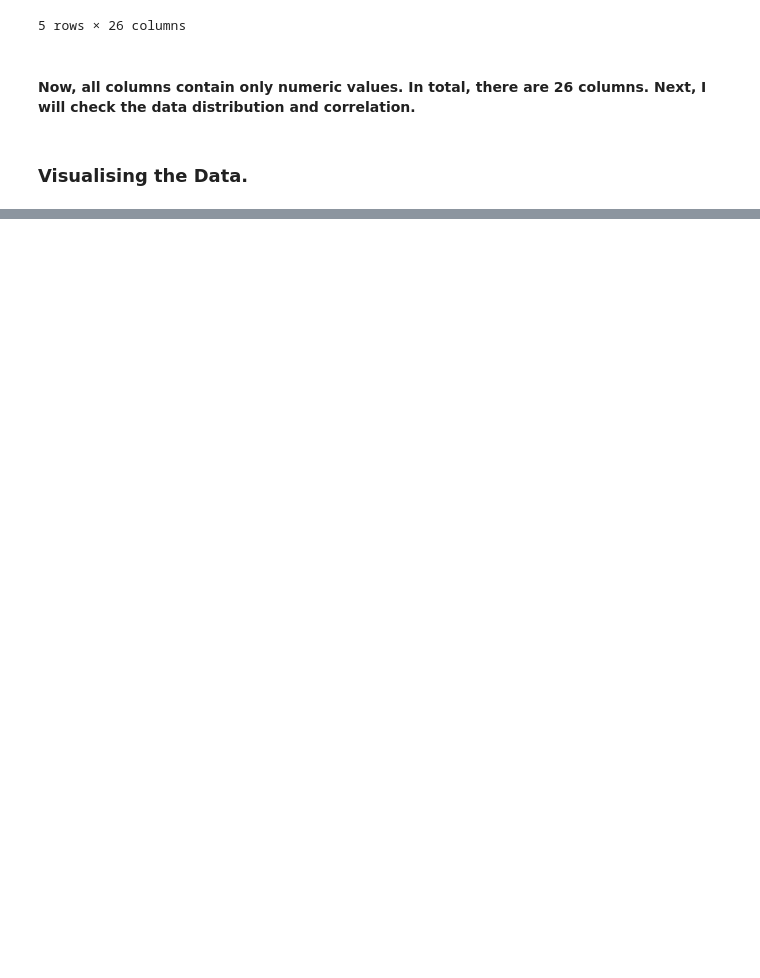
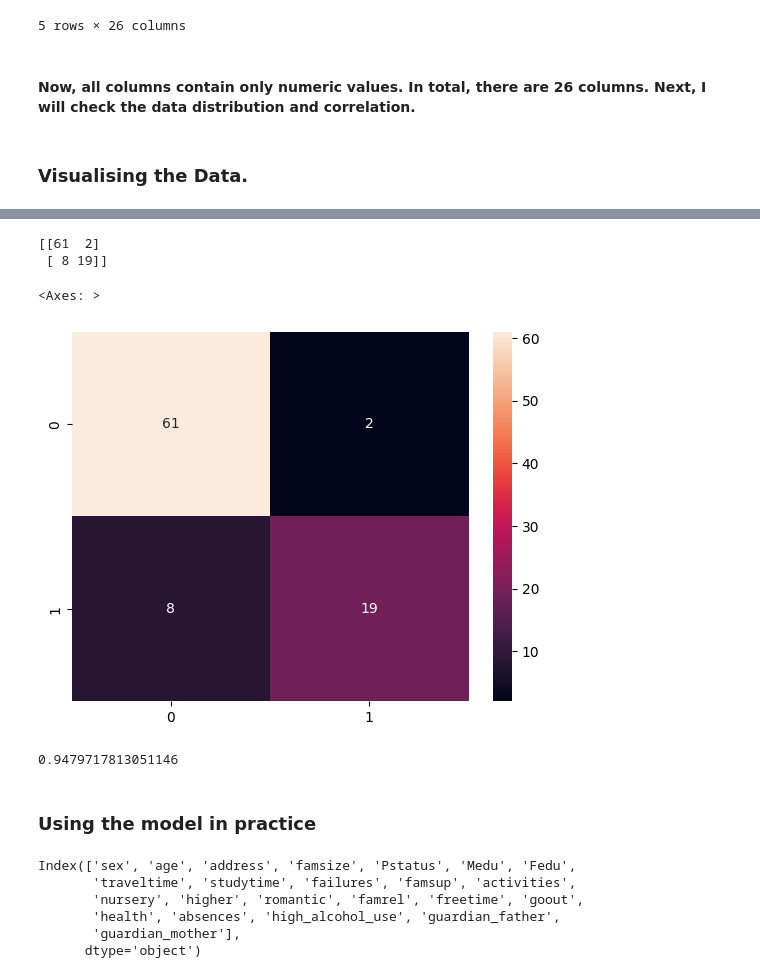
Before and after one commit to RovSveta/Introduction_to-_Machine_Learning_Methods-, a Jupyter notebook: Exercise_project_4/random_forest_student.ipynb, the cells around one changed output, grey strips where cells are left out. Saved outputs shown, nothing was run; the diff lists cells and outputs as text; code cells hidden in the pictures; blank space fills up the shorter version.

```diff
--- a/Exercise_project_4/random_forest_student.ipynb
+++ b/Exercise_project_4/random_forest_student.ipynb
@@ -290,0 +353,11 @@ plt.show()
+# %%
+# a small trick => use everything else except, the target
+X = df.drop("high_alcohol_use", axis=1)
+
+# our target variable is y
+y = df['high_alcohol_use']
+# %%
+# create train/test split with scikit-learn's helper function
+# random_state is optional, you can lock down the randomness for same results everytime
+# this is sometimes helpful when you want to minimize randomness in order to maximize optimizations
+X_train, X_test, y_train, y_test = train_test_split(X, y, test_size=0.25)
@@ -290,0 +390,4 @@ plt.show()
+# %%
+# classification
+model = make_pipeline(StandardScaler(), RandomForestClassifier())
+model.fit(X_train, y_train)
@@ -290,0 +399,3 @@ plt.show()
+# %%
+ # get the test predictions for metrics as usual
+predictions = model.predict(X_test)
@@ -290,0 +421,44 @@ plt.show()
+# %%
+print(confusion_matrix(y_test, predictions))
+
+# if you want a more graphical version of this, try:
+# the fmt-parameter will change to decimal format from scientific format
+sns.heatmap(confusion_matrix(y_test, predictions), annot=True, fmt='g')
+# %% [output]
+[[61  2]
+ [ 8 19]]
+<Axes: >
+[figure, added]
+# %%
+ # The AUC score is a super sensitive metric
+# you often get low scores, even 0.5
+
+# in binary logistic regression, AUC values are often interpreted as follows:
+# A binary classifier is useful only when it achieves ROC-AUC score greater than 0.5 and as near to 1 as possible.
+# If a classifier yields a score less than 0.5, it simply means that the model is performing worse
+# than a random classifier, and therefore is useless.
+
+# In multinomial logistic regression , AUC values are often interpreted as follows:
+# 0.5-0.6 (failed)
+# 0.6-0.7 (worthless)
+# 0.7-0.8 (poor)
+# 0.8-0.9 (good)
+# > 0.9 (excellent)
+
+# basically 0.5 means, there's still something to optimize
+# if this falls under 0.5, random guessing works better than this model
+# roc_auc_score(y_test.values, model.predict_proba(X_test)[:, 1])
+roc_auc_score(y_test.values, model.predict_proba(X_test)[:, 1])
+# %% [output]
+0.9479717813051146
+# %% [markdown]
+###  Using the model in practice
+# %%
+df.columns
+# %% [output]
+Index(['sex', 'age', 'address', 'famsize', 'Pstatus', 'Medu', 'Fedu',
+       'traveltime', 'studytime', 'failures', 'famsup', 'activities',
+       'nursery', 'higher', 'romantic', 'famrel', 'freetime', 'goout',
+       'health', 'absences', 'high_alcohol_use', 'guardian_father',
+       'guardian_mother'],
+      dtype='object')
```
Also changed, not shown: parts of 39 cells of this notebook, 3 other files.
